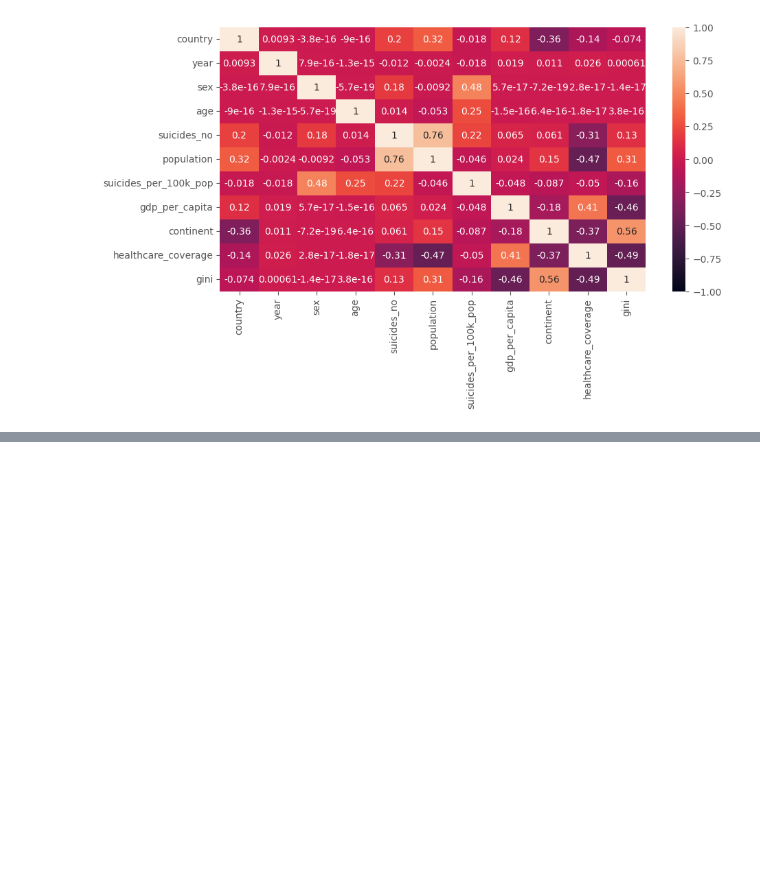
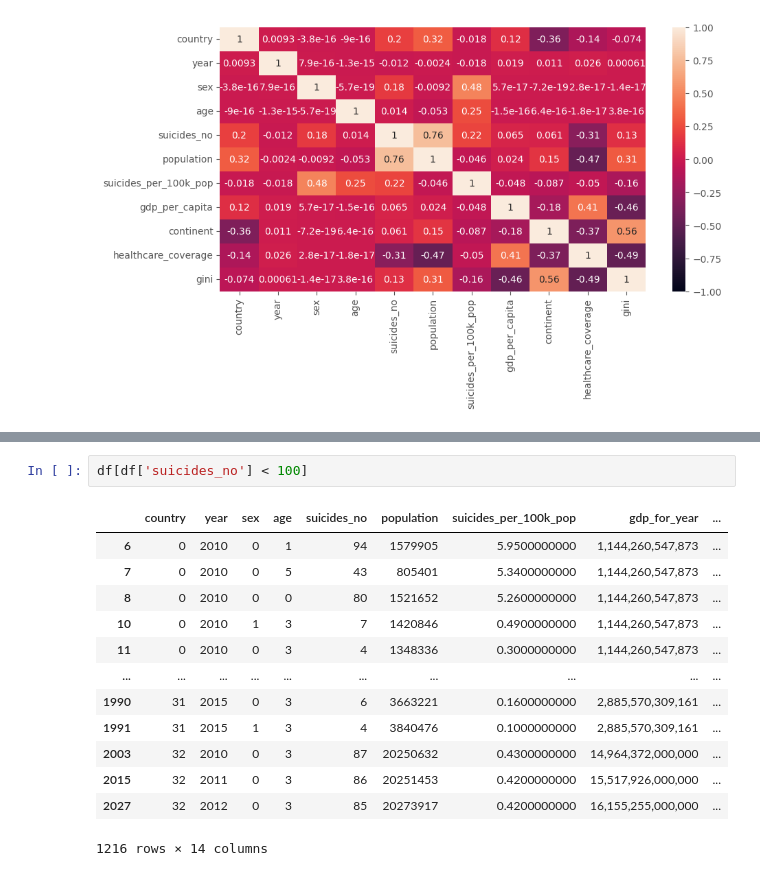
Before and after one commit to MarcelRosier/bdp_project, a Jupyter notebook: mental_health/eda_ds_preproc.ipynb, the cells around one changed output, grey strips where cells are left out. Cells and saved outputs as stored; diff of their text form; blank space fills up the shorter version.

```diff
--- a/mental_health/eda_ds_preproc.ipynb
+++ b/mental_health/eda_ds_preproc.ipynb
@@ -36,0 +51,16 @@ sns.heatmap(df.corr(),annot=True, ax=ax, vmin=-1, vmax=1)
+# %%
+df[df['suicides_no'] < 100]
+# %% [output]
+|  | country | year | sex | age | suicides_no | population | suicides_per_100k_pop | gdp_for_year | ... |
+| 6 | 0 | 2010 | 0 | 1 | 94 | 1579905 | 5.9500000000 | 1,144,260,547,873 | ... |
+| 7 | 0 | 2010 | 0 | 5 | 43 | 805401 | 5.3400000000 | 1,144,260,547,873 | ... |
+| 8 | 0 | 2010 | 0 | 0 | 80 | 1521652 | 5.2600000000 | 1,144,260,547,873 | ... |
+| 10 | 0 | 2010 | 1 | 3 | 7 | 1420846 | 0.4900000000 | 1,144,260,547,873 | ... |
+| 11 | 0 | 2010 | 0 | 3 | 4 | 1348336 | 0.3000000000 | 1,144,260,547,873 | ... |
+| ... | ... | ... | ... | ... | ... | ... | ... | ... | ... |
+| 1990 | 31 | 2015 | 0 | 3 | 6 | 3663221 | 0.1600000000 | 2,885,570,309,161 | ... |
+| 1991 | 31 | 2015 | 1 | 3 | 4 | 3840476 | 0.1000000000 | 2,885,570,309,161 | ... |
+| 2003 | 32 | 2010 | 0 | 3 | 87 | 20250632 | 0.4300000000 | 14,964,372,000,000 | ... |
+| 2015 | 32 | 2011 | 0 | 3 | 86 | 20251453 | 0.4200000000 | 15,517,926,000,000 | ... |
+| 2027 | 32 | 2012 | 0 | 3 | 85 | 20273917 | 0.4200000000 | 16,155,255,000,000 | ... |
+1216 rows × 14 columns
```
Also changed, not shown: parts of 5 cells of this notebook, 3 other files.
